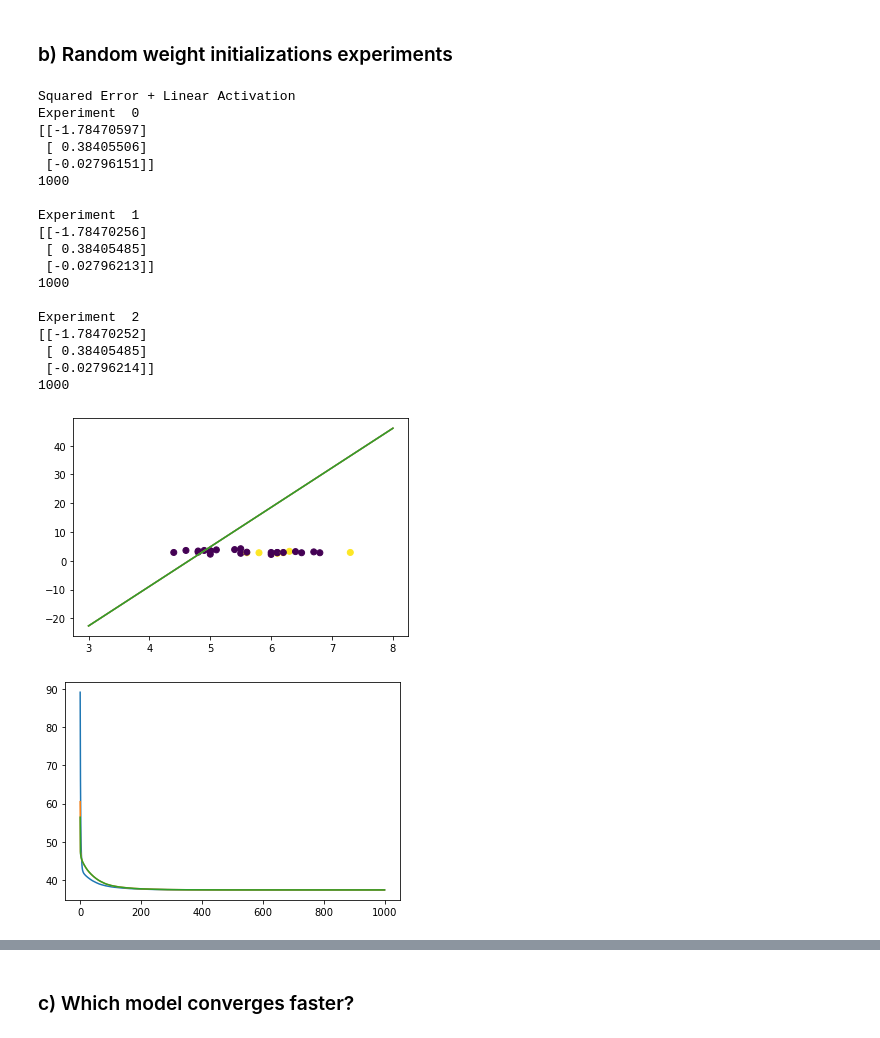
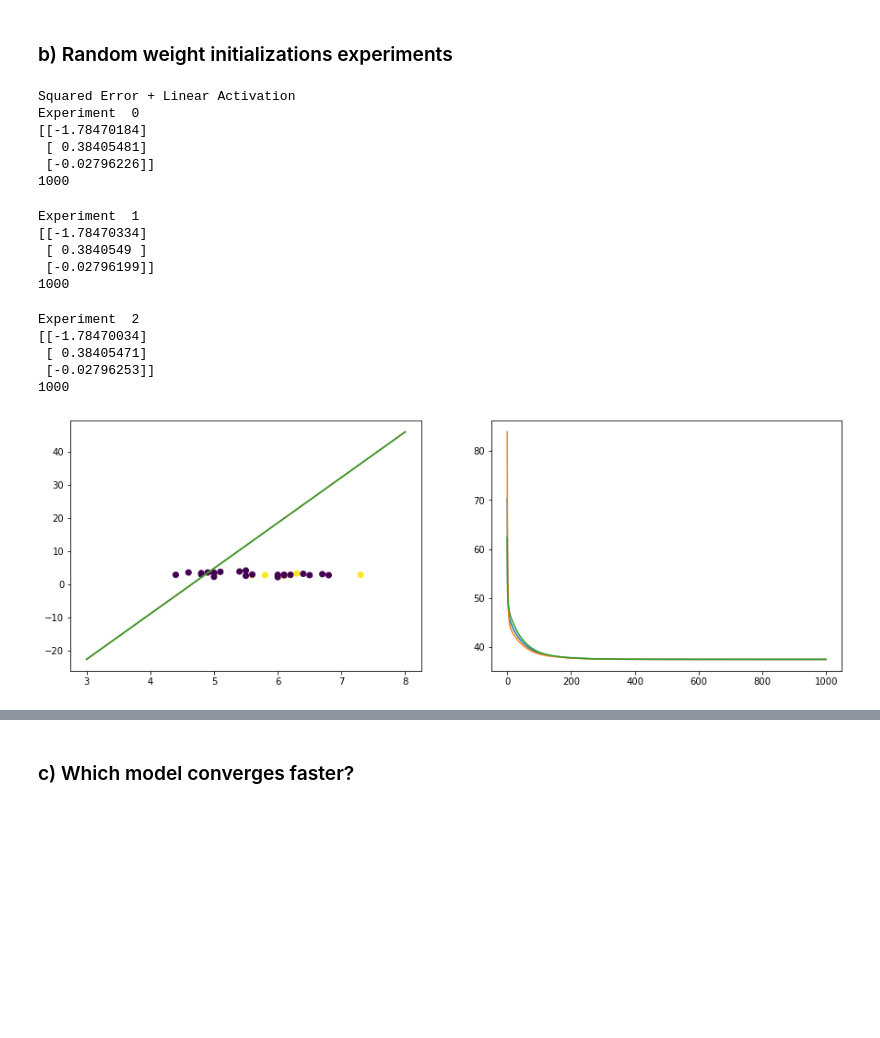
Before and after one commit to HerouFenix/apre, a Jupyter notebook: H3/Code/h3_src.ipynb, the cells around one changed output, grey strips where cells are left out. Saved outputs shown, nothing was run; the diff lists cells and outputs as text; code cells hidden in the pictures; blank space fills up the shorter version.

```diff
--- a/H3/Code/h3_src.ipynb
+++ b/H3/Code/h3_src.ipynb
@@ -261,52 +261,50 @@ plt.plot(result[2])
 # %%
 lr = 0.01
 
-plt.figure(0)
+plt.subplots(figsize=(15, 5))
+plt.subplot(1, 2, 1)
 plt.scatter(X_test[:,0], X_test[:,1], c=y_test)
 
 
 ## i.
 print("Squared Error + Linear Activation")
 for i in range(3):
     weights = np.random.rand(3,1)
     #print(weights)
 
     result = lr_se_linear(X_train, y_train, weights, lr, 1000)
     print("Experiment ", i)
     print(result[0])
     print(result[1])
 
     print("")
-
-    plt.figure(0)
+    plt.subplot(1, 2, 1)
     domain = np.linspace(3,8,100)
     line = -(result[0][0] * 1 + result[0][1] * domain) / result[0][2]
 
     plt.plot(domain,line)
 
-    plt.figure(1)
+    plt.subplot(1, 2, 2)
     plt.plot(result[2])
+    plt.savefig('i.png')
 # %% [output]
 Squared Error + Linear Activation
 Experiment  0
-[[-1.78470597]
- [ 0.38405506]
- [-0.02796151]]
+[[-1.78470184]
+ [ 0.38405481]
+ [-0.02796226]]
 1000
-
-Experiment  1
-[[-1.78470256]
- [ 0.38405485]
- [-0.02796213]]
-1000
-
-Experiment  2
-[[-1.78470252]
- [ 0.38405485]
- [-0.02796214]]
-1000
+Experiment  1
+[[-1.78470334]
+ [ 0.3840549 ]
+ [-0.02796199]]
+1000
+Experiment  2
+[[-1.78470034]
+ [ 0.38405471]
+ [-0.02796253]]
+1000
-[figure, old version]
+[figure, new version]
-[figure, removed]
 # %%
 lr = 0.01
 
```
Also changed, not shown: parts of 3 cells of this notebook, 3 other files.
